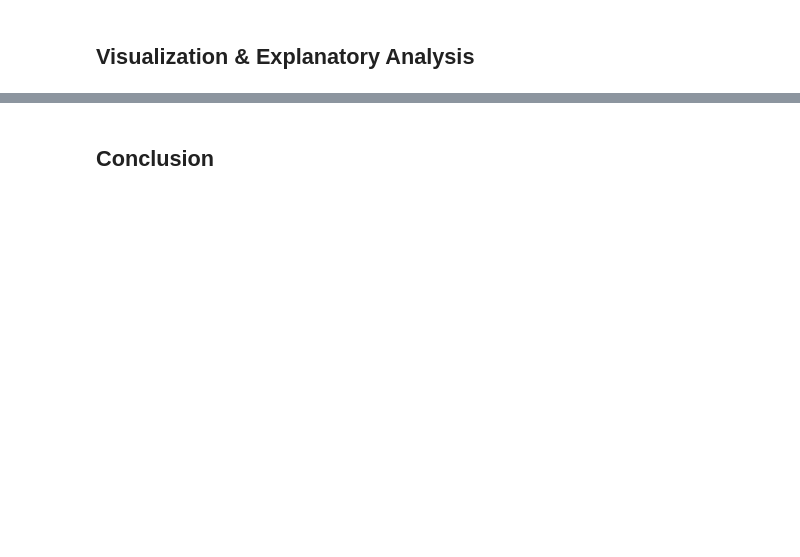
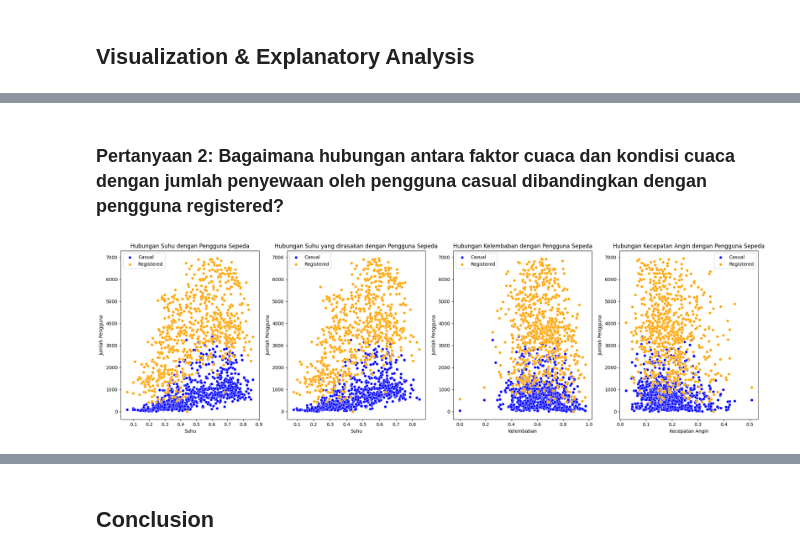
Before and after one commit to udeanfauzan/submission-data-analyst-dicoding, a Jupyter notebook: notebook.ipynb, the cells around one changed output, grey strips where cells are left out. Saved outputs shown, nothing was run; the diff lists cells and outputs as text; code cells hidden in the pictures; blank space fills up the shorter version.

```diff
--- a/notebook.ipynb
+++ b/notebook.ipynb
@@ -54,0 +404,41 @@
+# %% [markdown]
+### Pertanyaan 2: Bagaimana hubungan antara faktor cuaca dan kondisi cuaca dengan jumlah penyewaan oleh pengguna casual dibandingkan dengan pengguna registered?
+# %%
+plt.figure(figsize=(20, 6))
+
+# Memvisualisasikan hubungan suhu
+plt.subplot(1, 4, 1)
+sns.scatterplot(data=bike_day_df, x="temp", y="casual", label="Casual", color="blue")
+sns.scatterplot(data=bike_day_df, x="temp", y="registered", label="Registered", color="orange")
+plt.title("Hubungan Suhu dengan Pengguna Sepeda")
+plt.xlabel("Suhu")
+plt.ylabel("Jumlah Pengguna")
+
+# memvisualisasikan hubungan suhu yang dirasakan
+plt.subplot(1, 4, 2)
+sns.scatterplot(data=bike_day_df, x="atemp", y="casual", label="Casual", color="blue")
+sns.scatterplot(data=bike_day_df, x="atemp", y="registered", label="Registered", color="orange")
+plt.title("Hubungan Suhu yang dirasakan dengan Pengguna Sepeda")
+plt.xlabel("Suhu")
+plt.ylabel("Jumlah Pengguna")
+
+# memvisualisasikan Hubungan kelembaban
+plt.subplot(1, 4, 3)
+sns.scatterplot(data=bike_day_df, x="hum", y="casual", label="Casual", color="blue")
+sns.scatterplot(data=bike_day_df, x="hum", y="registered", label="Registered", color="orange")
+plt.title("Hubungan Kelembaban dengan Pengguna Sepeda")
+plt.xlabel("Kelembaban")
+plt.ylabel("Jumlah Pengguna")
+
+# memvisualisasikan Hubungan kecepatan angin
+plt.subplot(1, 4, 4)
+sns.scatterplot(data=bike_day_df, x="windspeed", y="casual", label="Casual", color="blue")
+sns.scatterplot(data=bike_day_df, x="windspeed", y="registered", label="Registered", color="orange")
+plt.title("Hubungan Kecepatan Angin dengan Pengguna Sepeda")
+plt.xlabel("Kecepatan Angin")
+plt.ylabel("Jumlah Pengguna")
+
+plt.tight_layout()
+plt.show()
+# %% [output]
+[figure, added]
```
Also changed, not shown: parts of 66 cells of this notebook, 4 other files.
